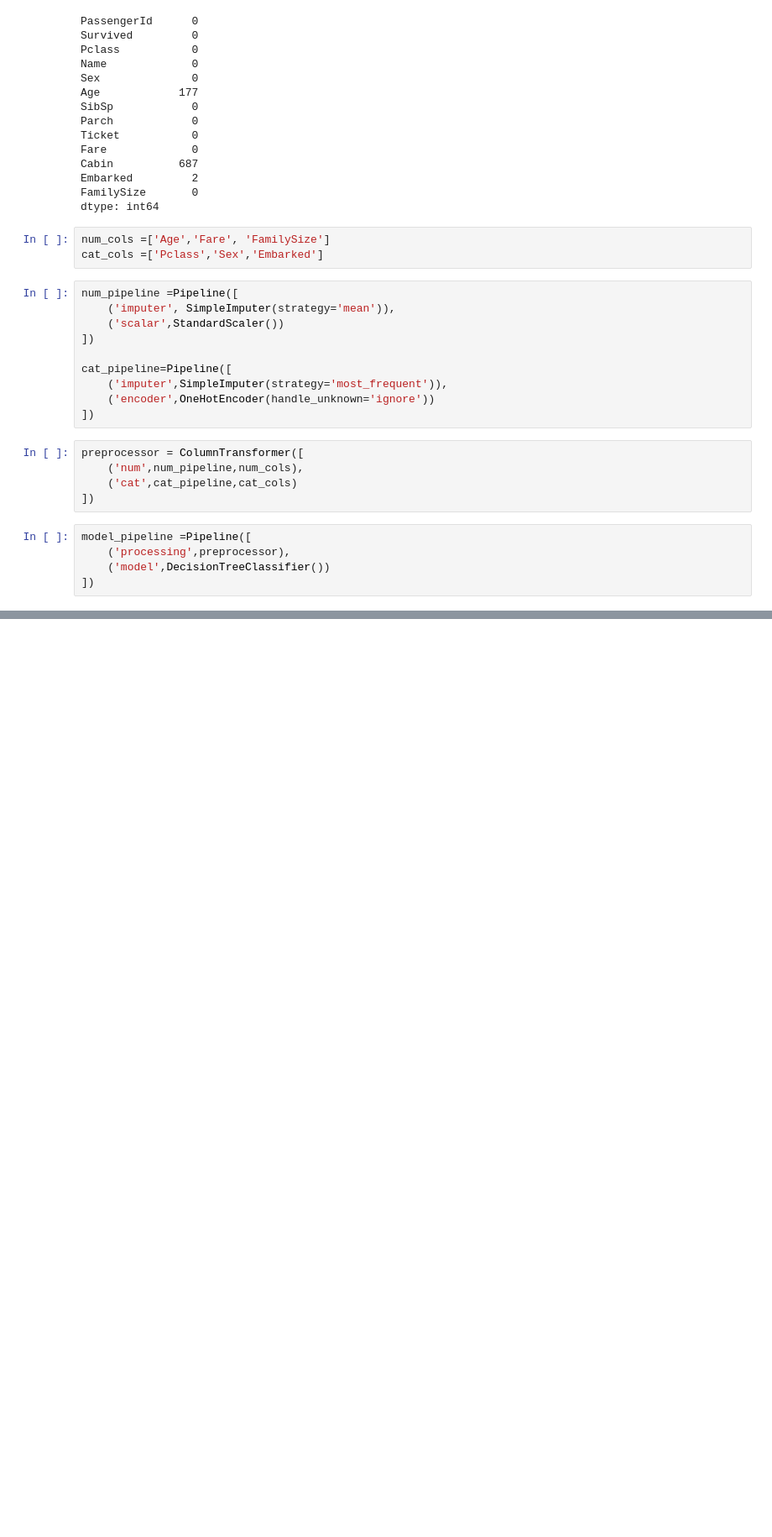
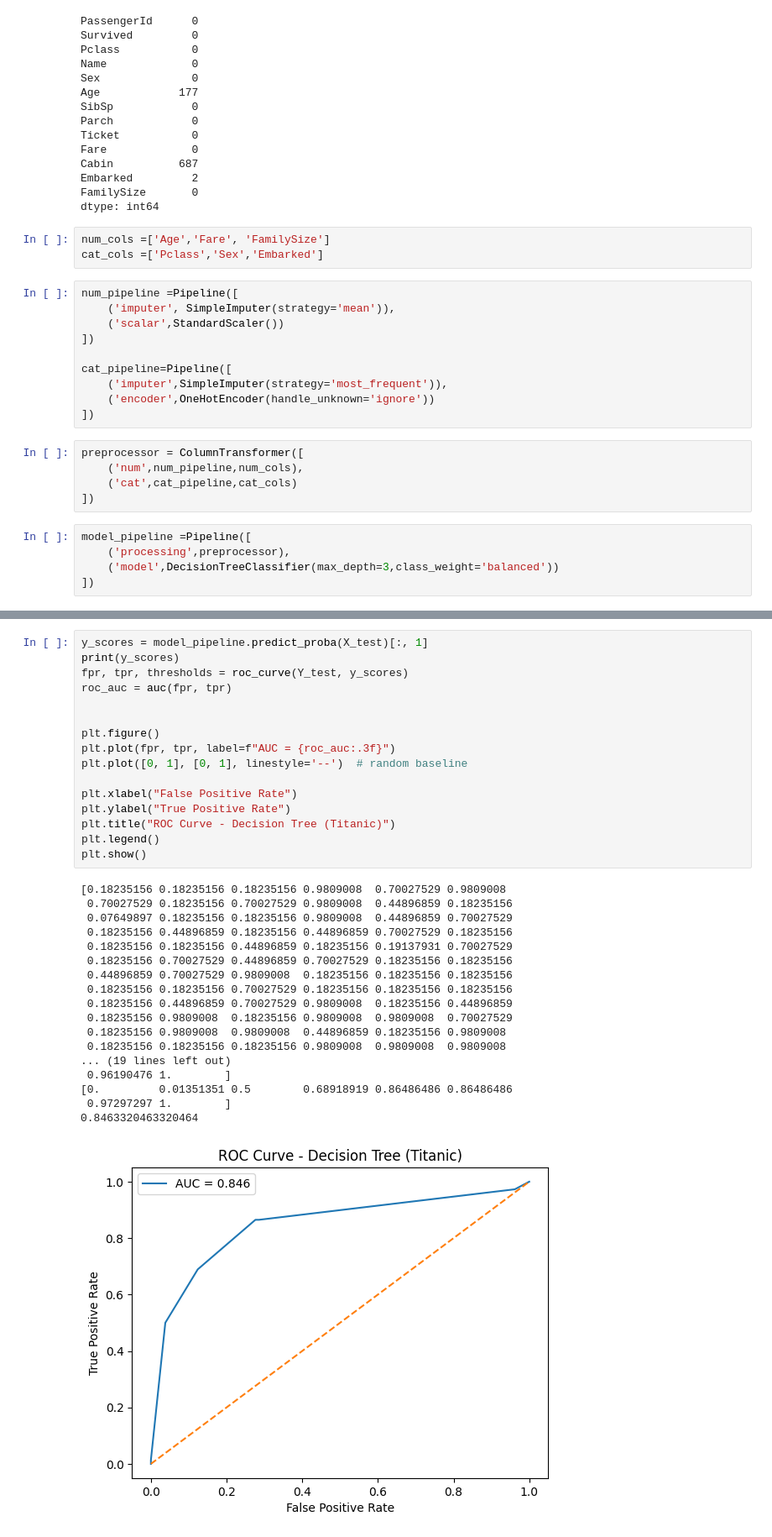
Before and after one commit to sharathop/Machine_Learning, a Jupyter notebook: Decision_tree/titanic_using_DT.ipynb, the cells around one changed output, grey strips where cells are left out. Shown at 84% size. Cells and saved outputs as stored; diff of their text form; blank space fills up the shorter version.

Commit message:
updated the model

```diff
--- a/Decision_tree/titanic_using_DT.ipynb
+++ b/Decision_tree/titanic_using_DT.ipynb
@@ -135,7 +136,7 @@ preprocessor = ColumnTransformer([
 # %%
 model_pipeline =Pipeline([
     ('processing',preprocessor),
-    ('model',DecisionTreeClassifier())
+    ('model',DecisionTreeClassifier(max_depth=3,class_weight='balanced'))
 ])
 # %%
 model_pipeline.fit(X_train,Y_train)
@@ -158,0 +173,35 @@ Pipeline(steps=[('processing',
+# %%
+y_scores = model_pipeline.predict_proba(X_test)[:, 1]
+print(y_scores)
+fpr, tpr, thresholds = roc_curve(Y_test, y_scores)
+roc_auc = auc(fpr, tpr)
+
+
+plt.figure()
+plt.plot(fpr, tpr, label=f"AUC = {roc_auc:.3f}")
+plt.plot([0, 1], [0, 1], linestyle='--')  # random baseline
+
+plt.xlabel("False Positive Rate")
+plt.ylabel("True Positive Rate")
+plt.title("ROC Curve - Decision Tree (Titanic)")
+plt.legend()
+plt.show()
+# %% [output]
+[0.18235156 0.18235156 0.18235156 0.9809008  0.70027529 0.9809008
+ 0.70027529 0.18235156 0.70027529 0.9809008  0.44896859 0.18235156
+ 0.07649897 0.18235156 0.18235156 0.9809008  0.44896859 0.70027529
+ 0.18235156 0.44896859 0.18235156 0.44896859 0.70027529 0.18235156
+ 0.18235156 0.18235156 0.44896859 0.18235156 0.19137931 0.70027529
+ 0.18235156 0.70027529 0.44896859 0.70027529 0.18235156 0.18235156
+ 0.44896859 0.70027529 0.9809008  0.18235156 0.18235156 0.18235156
+ 0.18235156 0.18235156 0.70027529 0.18235156 0.18235156 0.18235156
+ 0.18235156 0.44896859 0.70027529 0.9809008  0.18235156 0.44896859
+ 0.18235156 0.9809008  0.18235156 0.9809008  0.9809008  0.70027529
+ 0.18235156 0.9809008  0.9809008  0.44896859 0.18235156 0.9809008
+ 0.18235156 0.18235156 0.18235156 0.9809008  0.9809008  0.9809008
+... (19 lines left out)
+ 0.96190476 1.        ]
+[0.         0.01351351 0.5        0.68918919 0.86486486 0.86486486
+ 0.97297297 1.        ]
+0.8463320463320464
+[figure, added]
```
Also changed, not shown: parts of 4 cells of this notebook, 5 other files.
